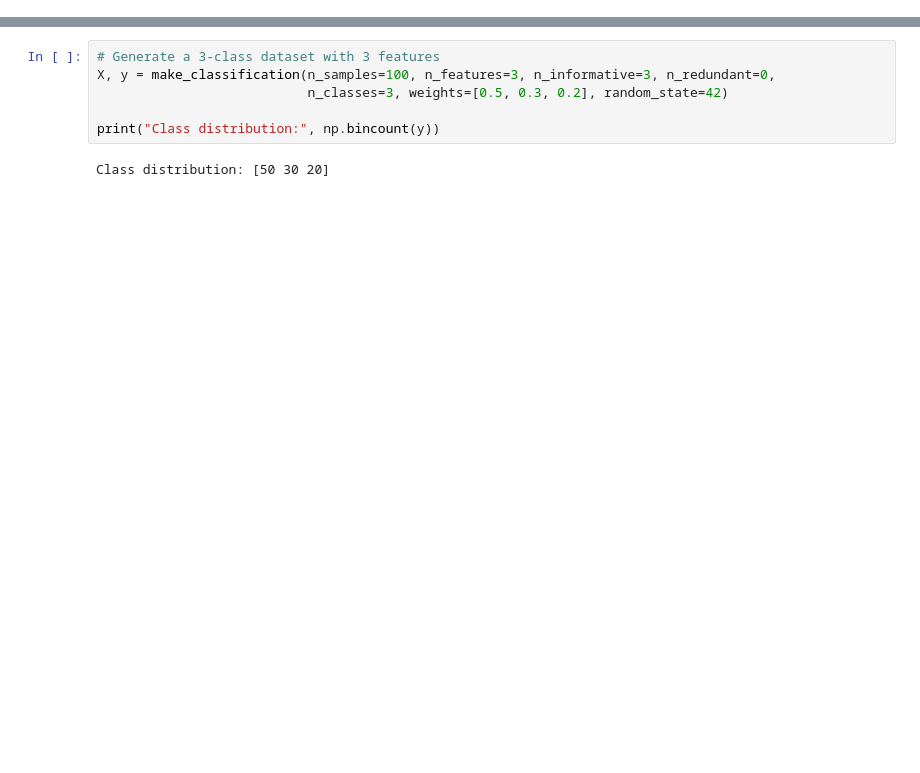
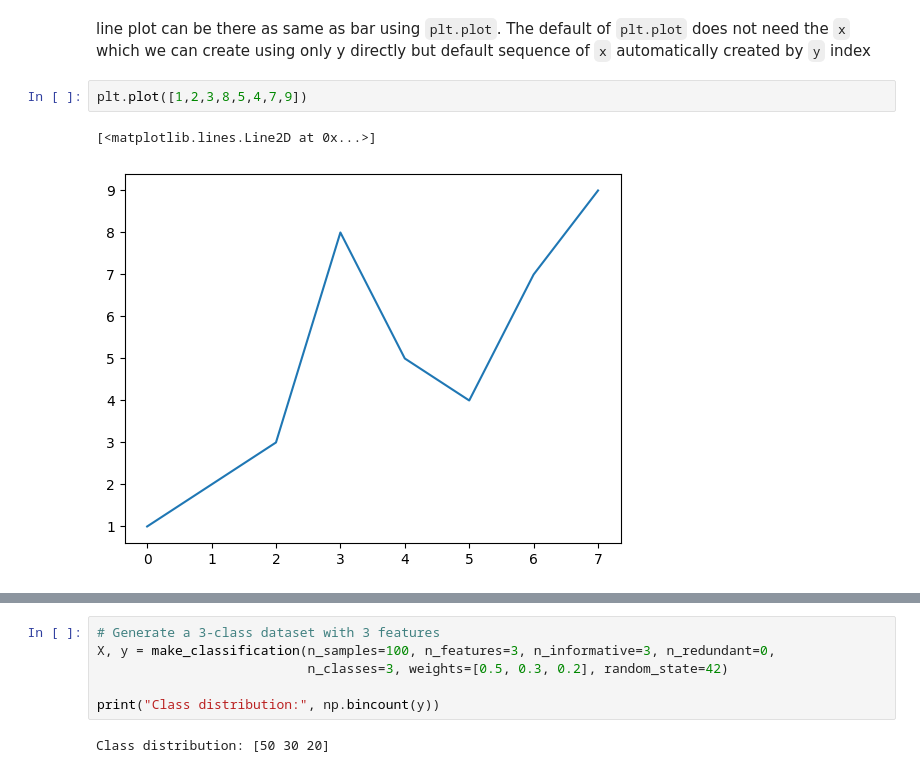
Before and after one commit to tniramol/rs-lc-dl, a Jupyter notebook: matplotlib_tutorial.ipynb, the cells around one changed output, grey strips where cells are left out. Saved outputs shown, nothing was run; the diff lists cells and outputs as text; blank space fills up the shorter version.

```diff
--- a/matplotlib_tutorial.ipynb
+++ b/matplotlib_tutorial.ipynb
@@ -5,0 +44,7 @@ import numpy as np
+# %% [markdown]
+line plot can be there as same as bar using `plt.plot`. The default of `plt.plot` does not need the `x` which we can create using only y directly but default sequence of `x` automatically created by `y` index
+# %%
+plt.plot([1,2,3,8,5,4,7,9])
+# %% [output]
+[<matplotlib.lines.Line2D at 0x...>]
+[figure, added]
```
Also changed, not shown: parts of 57 cells of this notebook, 5 other files.
